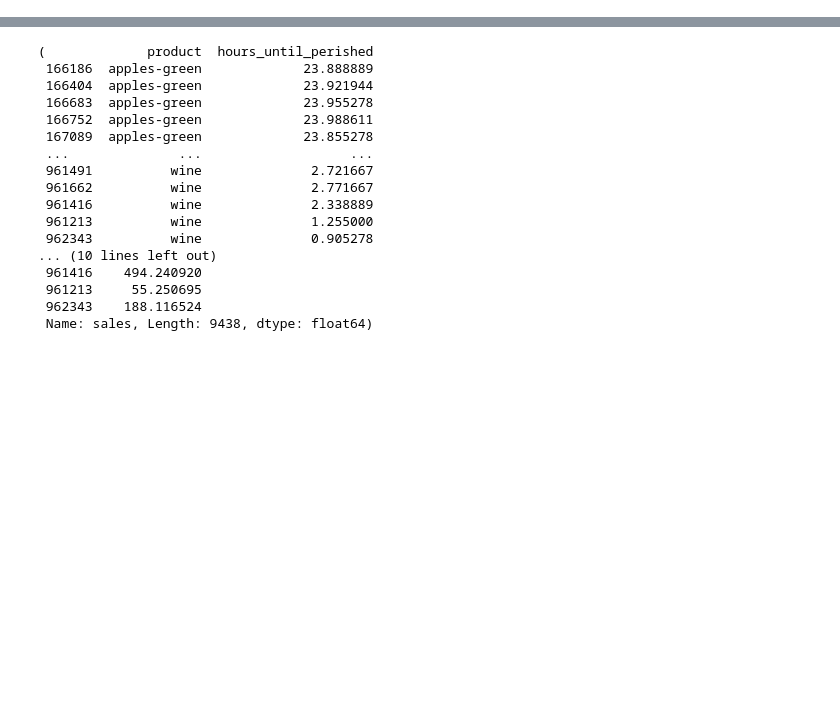
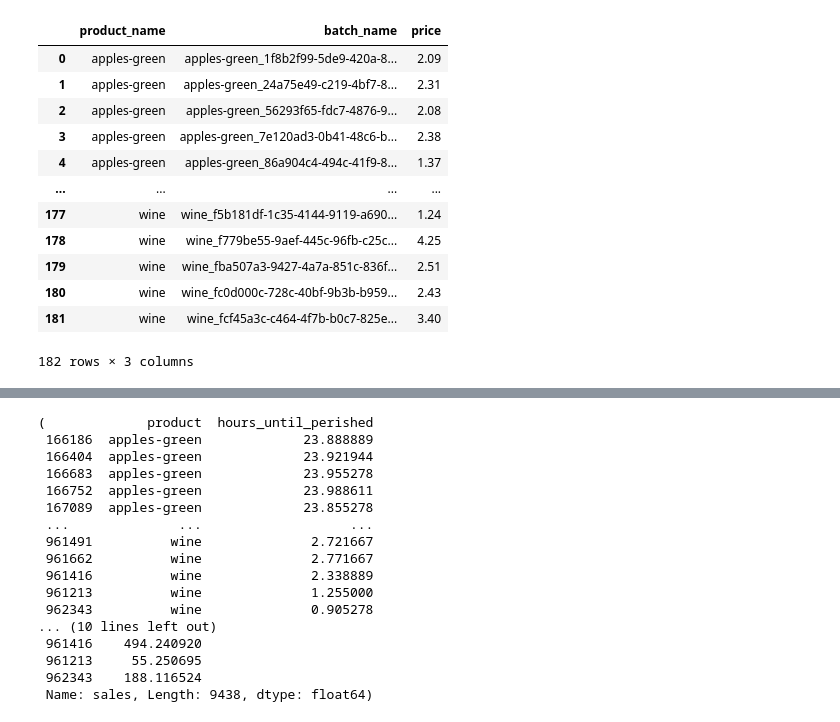
Before and after one commit to attiamani98/praice, a Jupyter notebook: fastapi/model_testing.ipynb, the cells around one changed output, grey strips where cells are left out. Saved outputs shown, nothing was run; the diff lists cells and outputs as text; code cells hidden in the pictures; blank space fills up the shorter version.

```diff
--- a/fastapi/model_testing.ipynb
+++ b/fastapi/model_testing.ipynb
@@ -106 +75,37 @@ def preprocess_data(sales_data, price_data, competitor_data):
+# %%
+(
+    competitor_data
+    .loc[lambda df: df.execution_time == df.execution_time.max()]
+    .pivot(
+        index=['product', 'batch_name', 'execution_time'],
+        columns='competitor',
+        values='price'
+    )
+    .reset_index()
+    .rename(columns=lambda columns: columns.lower())
+    .set_index(['product', 'batch_name'])
+    [['dynamicdealmakers', 'gendp', 'redalert', 'random_competitor']]
+    .min(axis=1)
+    .rename('price')
+    .reset_index()
+    .assign(price = lambda df: df.price - 0.03)
+    .rename(columns={'product': 'product_name'})
+    .sort_values(['product_name', 'batch_name', 'price'])
+    .reset_index(drop=True)
+    .fillna(5)
+)
+# %% [output]
+|  | product_name | batch_name | price |
+| 0 | apples-green | apples-green_1f8b2f99-5de9-420a-8... | 2.09 |
+| 1 | apples-green | apples-green_24a75e49-c219-4bf7-8... | 2.31 |
+| 2 | apples-green | apples-green_56293f65-fdc7-4876-9... | 2.08 |
+| 3 | apples-green | apples-green_7e120ad3-0b41-48c6-b... | 2.38 |
+| 4 | apples-green | apples-green_86a904c4-494c-41f9-8... | 1.37 |
+| ... | ... | ... | ... |
+| 177 | wine | wine_f5b181df-1c35-4144-9119-a690... | 1.24 |
+| 178 | wine | wine_f779be55-9aef-445c-96fb-c25c... | 4.25 |
+| 179 | wine | wine_fba507a3-9427-4a7a-851c-836f... | 2.51 |
+| 180 | wine | wine_fc0d000c-728c-40bf-9b3b-b959... | 2.43 |
+| 181 | wine | wine_fcf45a3c-c464-4f7b-b0c7-825e... | 3.40 |
+182 rows × 3 columns
 # %%
```
Also changed, not shown: parts of 19 cells of this notebook, 5 other files.
